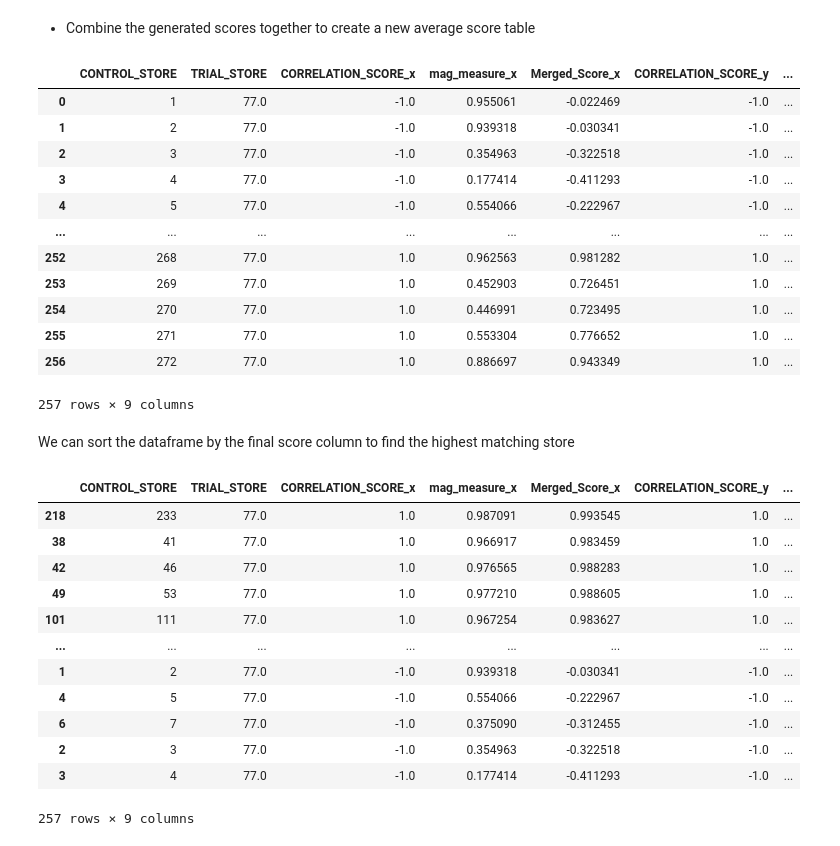
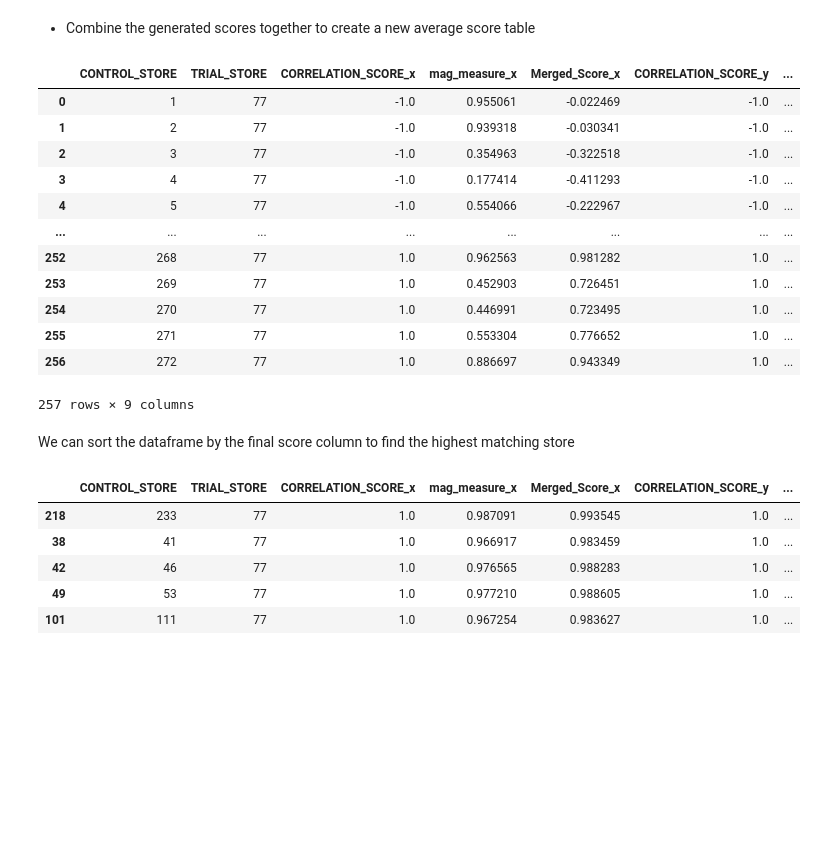
Before and after one commit to jontyj23/Quantium-Virtual-Internship, a Jupyter notebook: task2.ipynb, the cells around one changed output. Drawn from its saved outputs; the diff is of its cells as text; code cells hidden in the pictures; blank space fills up the shorter version.

```diff
--- a/task2.ipynb
+++ b/task2.ipynb
@@ -134,8 +142,8 @@ storesWithFullObs.head()
 # Pre-trial data
 
 # Filter all stores in the full observation to only have the data before the trial period
-preTrialMeasures = storesWithFullObs[storesWithFullObs['MONTH'] < 201902]
-preTrialMeasures.head()
+preTrialMeasures = measureOverTime[(measureOverTime['MONTH'] < 201902) & (measureOverTime['STORE_NBR'].isin(storesWithFullObs['STORE_NBR']))]
+preTrialMeasures
 # %% [output]
 |  | STORE_NBR | MONTH | totSales | nCustomers | nTxnPerCust | nChipsPerTxn | avgPricePerUnit |
 | 0 | 1 | 201807 | 206.9 | 49 | 1.061224 | 1.192308 | 3.337097 |
@@ -162,6 +177,7 @@ def calculateCorrelation(metricCol, storeComparison, inputTable = preTrialMeasur
         storage_df['CONTROL_STORE'] = control
         corr = pd.concat([corr, storage_df])
     corr = corr.groupby(['CONTROL_STORE']).mean().reset_index()
+    corr['TRIAL_STORE'] = corr['TRIAL_STORE'].astype(int)
     return corr
 # %% [markdown]
 - We can also calculate a standardised metric based on the absolute difference between the trial store's performance and each control store's performance
@@ -199,6 +209,7 @@ def minMaxDist(calcDistTable):
     # Calculate the magnitude MEASURE
     distTable['mag_measure'] = 1 - (distTable['MEASURE'] - distTable['minDist']) / (distTable['maxDist'] - distTable['minDist'])
     finalDistTable = distTable.groupby(['CONTROL_STORE', 'TRIAL_STORE'])['mag_measure'].mean().reset_index()
+    finalDistTable.convert_dtypes()
     return finalDistTable
 # %% [markdown]
 Now we can put the funtions to use calculating the metrics in specificity
@@ -329,33 +340,26 @@ scoreControl['Final_Score'] = 0.5 * scoreControl['Merged_Score_x'] + 0.5 * score
 scoreControl
 # %% [output]
 |  | CONTROL_STORE | TRIAL_STORE | CORRELATION_SCORE_x | mag_measure_x | Merged_Score_x | CORRELATION_SCORE_y | ... |
-| 0 | 1 | 77.0 | -1.0 | 0.955061 | -0.022469 | -1.0 | ... |
-| 1 | 2 | 77.0 | -1.0 | 0.939318 | -0.030341 | -1.0 | ... |
-| 2 | 3 | 77.0 | -1.0 | 0.354963 | -0.322518 | -1.0 | ... |
-| 3 | 4 | 77.0 | -1.0 | 0.177414 | -0.411293 | -1.0 | ... |
-| 4 | 5 | 77.0 | -1.0 | 0.554066 | -0.222967 | -1.0 | ... |
+| 0 | 1 | 77 | -1.0 | 0.955061 | -0.022469 | -1.0 | ... |
+| 1 | 2 | 77 | -1.0 | 0.939318 | -0.030341 | -1.0 | ... |
+| 2 | 3 | 77 | -1.0 | 0.354963 | -0.322518 | -1.0 | ... |
+| 3 | 4 | 77 | -1.0 | 0.177414 | -0.411293 | -1.0 | ... |
+| 4 | 5 | 77 | -1.0 | 0.554066 | -0.222967 | -1.0 | ... |
 | ... | ... | ... | ... | ... | ... | ... | ... |
-| 252 | 268 | 77.0 | 1.0 | 0.962563 | 0.981282 | 1.0 | ... |
-| 253 | 269 | 77.0 | 1.0 | 0.452903 | 0.726451 | 1.0 | ... |
-| 254 | 270 | 77.0 | 1.0 | 0.446991 | 0.723495 | 1.0 | ... |
-| 255 | 271 | 77.0 | 1.0 | 0.553304 | 0.776652 | 1.0 | ... |
-| 256 | 272 | 77.0 | 1.0 | 0.886697 | 0.943349 | 1.0 | ... |
+| 252 | 268 | 77 | 1.0 | 0.962563 | 0.981282 | 1.0 | ... |
+| 253 | 269 | 77 | 1.0 | 0.452903 | 0.726451 | 1.0 | ... |
+| 254 | 270 | 77 | 1.0 | 0.446991 | 0.723495 | 1.0 | ... |
+| 255 | 271 | 77 | 1.0 | 0.553304 | 0.776652 | 1.0 | ... |
+| 256 | 272 | 77 | 1.0 | 0.886697 | 0.943349 | 1.0 | ... |
 257 rows × 9 columns
 # %% [markdown]
 We can sort the dataframe by the final score column to find the highest matching store
 # %%
-scoreControl.sort_values('Final_Score', ascending=False)
+scoreControl.sort_values('Final_Score', ascending=False).head()
 # %% [output]
 |  | CONTROL_STORE | TRIAL_STORE | CORRELATION_SCORE_x | mag_measure_x | Merged_Score_x | CORRELATION_SCORE_y | ... |
-| 218 | 233 | 77.0 | 1.0 | 0.987091 | 0.993545 | 1.0 | ... |
-| 38 | 41 | 77.0 | 1.0 | 0.966917 | 0.983459 | 1.0 | ... |
-| 42 | 46 | 77.0 | 1.0 | 0.976565 | 0.988283 | 1.0 | ... |
-| 49 | 53 | 77.0 | 1.0 | 0.977210 | 0.988605 | 1.0 | ... |
-| 101 | 111 | 77.0 | 1.0 | 0.967254 | 0.983627 | 1.0 | ... |
-| ... | ... | ... | ... | ... | ... | ... | ... |
-| 1 | 2 | 77.0 | -1.0 | 0.939318 | -0.030341 | -1.0 | ... |
-| 4 | 5 | 77.0 | -1.0 | 0.554066 | -0.222967 | -1.0 | ... |
-| 6 | 7 | 77.0 | -1.0 | 0.375090 | -0.312455 | -1.0 | ... |
-| 2 | 3 | 77.0 | -1.0 | 0.354963 | -0.322518 | -1.0 | ... |
-| 3 | 4 | 77.0 | -1.0 | 0.177414 | -0.411293 | -1.0 | ... |
+| 218 | 233 | 77 | 1.0 | 0.987091 | 0.993545 | 1.0 | ... |
+| 38 | 41 | 77 | 1.0 | 0.966917 | 0.983459 | 1.0 | ... |
+| 42 | 46 | 77 | 1.0 | 0.976565 | 0.988283 | 1.0 | ... |
+| 49 | 53 | 77 | 1.0 | 0.977210 | 0.988605 | 1.0 | ... |
+| 101 | 111 | 77 | 1.0 | 0.967254 | 0.983627 | 1.0 | ... |
-257 rows × 9 columns
```
Also changed, not shown: parts of 23 cells of this notebook.
